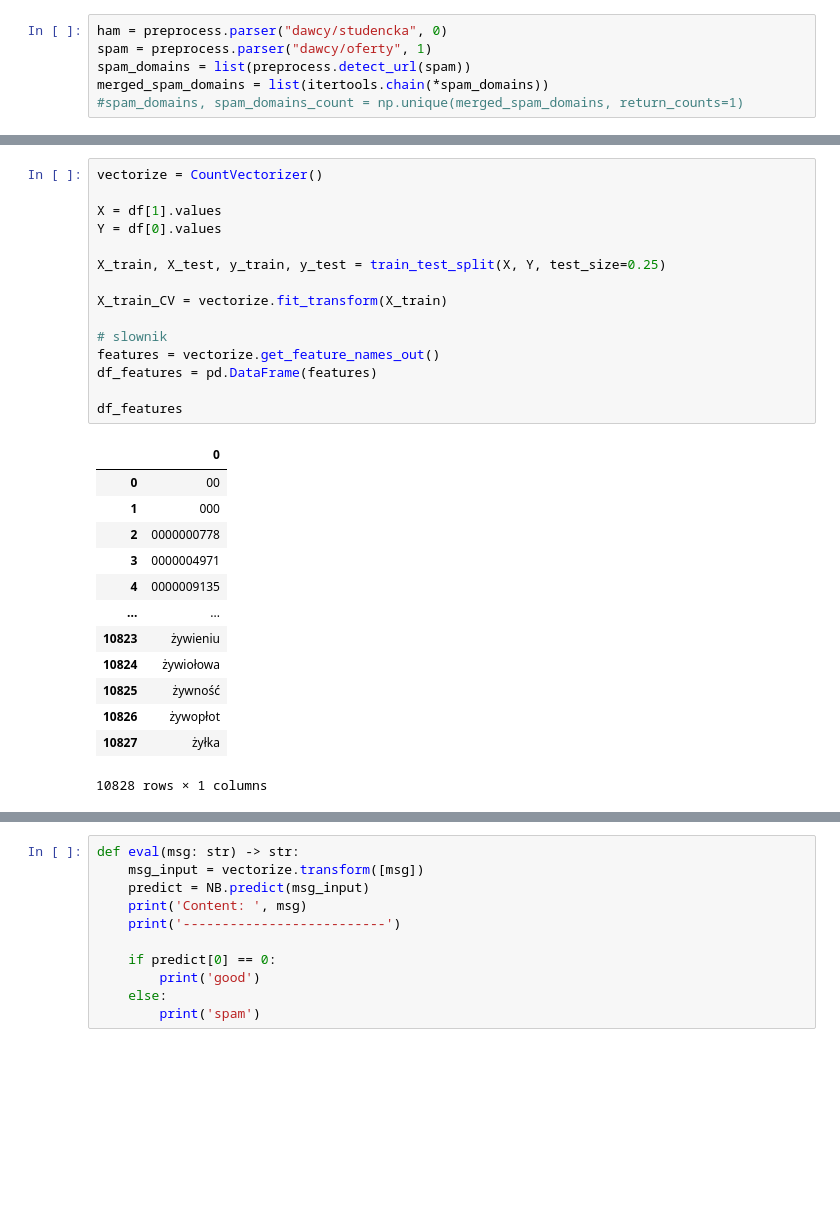
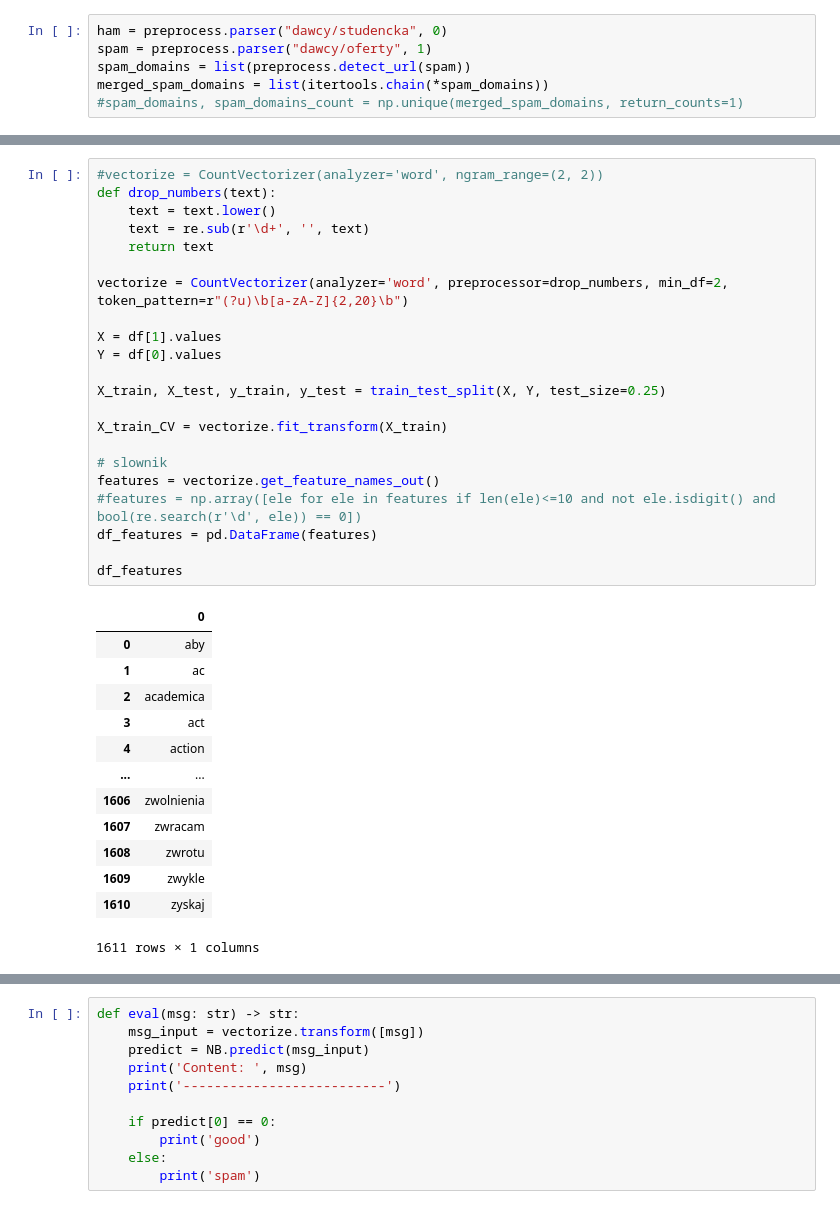
Before and after one commit to vinceloeice/NBayes_mail_classifier, a Jupyter notebook: Untitled-1.ipynb, the cells around one changed output, grey strips where cells are left out. Cells and saved outputs as stored; diff of their text form; blank space fills up the shorter version.

```diff
--- a/Untitled-1.ipynb
+++ b/Untitled-1.ipynb
@@ -94,34 +95,41 @@ spam count:  189
 | 352 | 1 | ... |
 415 rows × 2 columns
 # %%
-vectorize = CountVectorizer()
+#vectorize = CountVectorizer(analyzer='word', ngram_range=(2, 2))
+def drop_numbers(text):
+    text = text.lower()
+    text = re.sub(r'\d+', '', text)
+    return text
+
+vectorize = CountVectorizer(analyzer='word', preprocessor=drop_numbers, min_df=2, token_pattern=r"(?u)\b[a-zA-Z]{2,20}\b")
 
 X = df[1].values
 Y = df[0].values
 
 X_train, X_test, y_train, y_test = train_test_split(X, Y, test_size=0.25)
 
 X_train_CV = vectorize.fit_transform(X_train)
 
 # slownik
 features = vectorize.get_feature_names_out()
+#features = np.array([ele for ele in features if len(ele)<=10 and not ele.isdigit() and bool(re.search(r'\d', ele)) == 0])
 df_features = pd.DataFrame(features)
 
 df_features
 # %% [output]
 |  | 0 |
-| 0 | 00 |
-| 1 | 000 |
-| 2 | 0000000778 |
-| 3 | 0000004971 |
-| 4 | 0000009135 |
+| 0 | aby |
+| 1 | ac |
+| 2 | academica |
+| 3 | act |
+| 4 | action |
 | ... | ... |
-| 10823 | żywieniu |
-| 10824 | żywiołowa |
-| 10825 | żywność |
-| 10826 | żywopłot |
-| 10827 | żyłka |
+| 1606 | zwolnienia |
+| 1607 | zwracam |
+| 1608 | zwrotu |
+| 1609 | zwykle |
+| 1610 | zyskaj |
-10828 rows × 1 columns
+1611 rows × 1 columns
 # %%
 vectorize.vocabulary_
 # %% [output]
```
Also changed, not shown: parts of 10 cells of this notebook.
